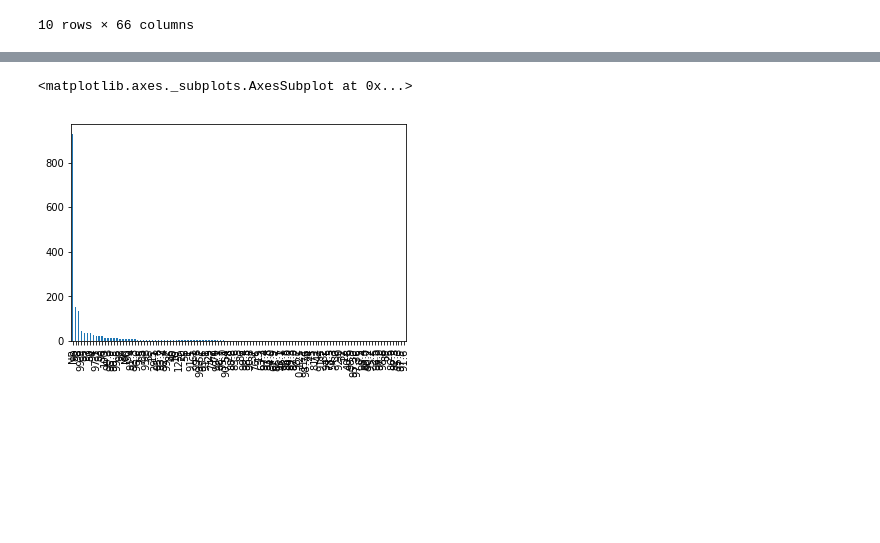
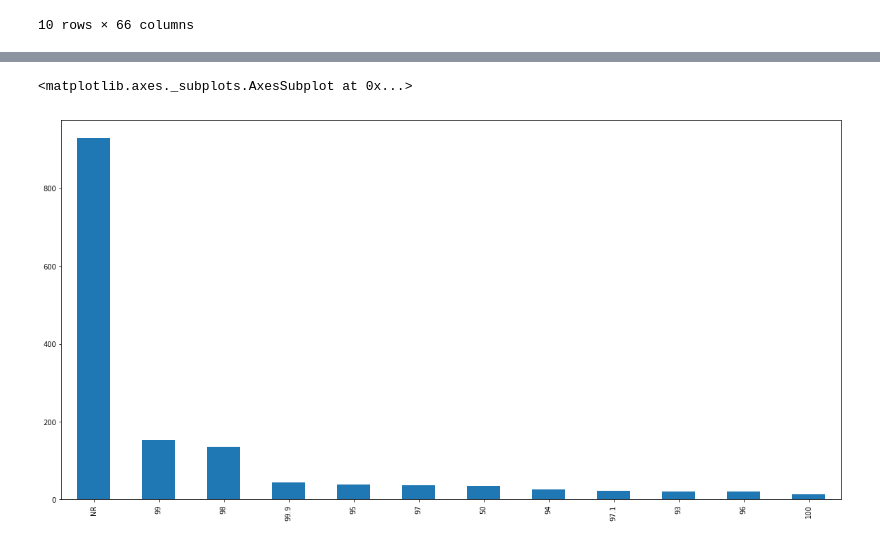
Before and after one commit to Kan4me/pupplystics, a Jupyter notebook: 0605_lcld.ipynb, the cells around one changed output, grey strips where cells are left out. Drawn from its saved outputs; the diff is of its cells as text; code cells hidden in the pictures; blank space fills up the shorter version.

```diff
--- a/0605_lcld.ipynb
+++ b/0605_lcld.ipynb
@@ -94,6 +107,6 @@ Name: CAS Number , Length: 463, dtype: int64
 # %%
 chem_purity = df[' Chemical Purity Mean(%) '].value_counts()
-print(chem_purity)
+print(chem_purity[:12])
 
-chem_purity.plot.bar()
+chem_purity[:12].plot(kind='bar', figsize=(20,10))
 # %% [output]
@@ -117,2 +126,2 @@ Name:  Chemical Purity Mean(%) , Length: 113, dtype: int64
 <matplotlib.axes._subplots.AxesSubplot at 0x...>
-[figure, old version]
+[figure, new version]
```
Also changed, not shown: parts of 36 cells of this notebook.
